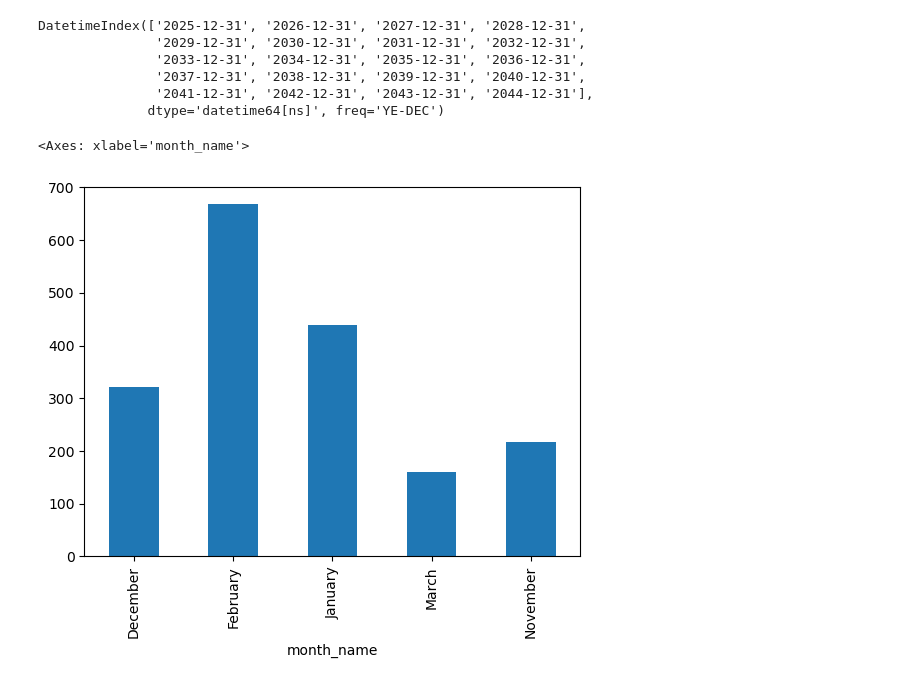
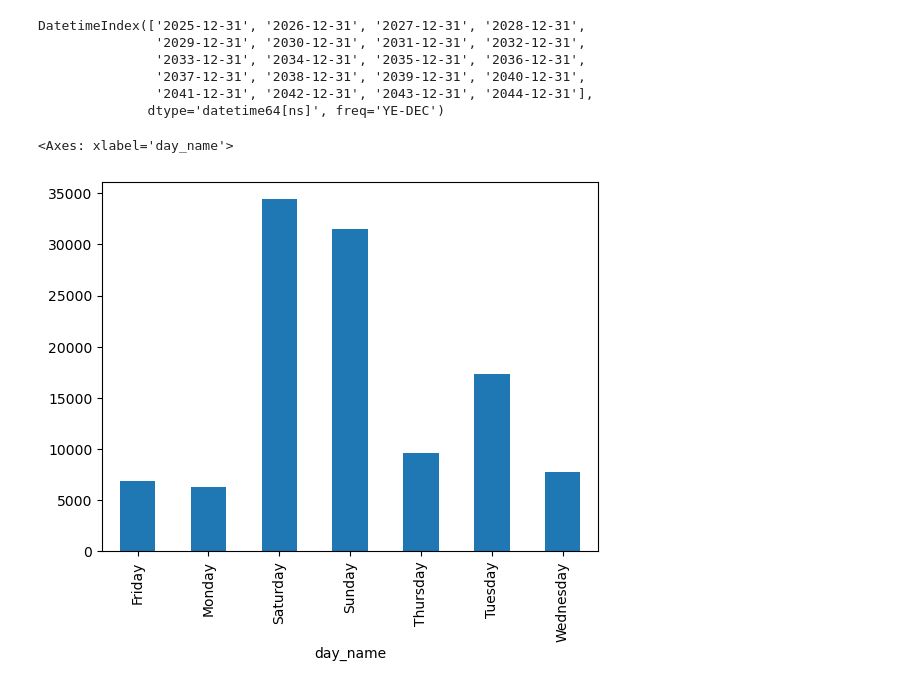
Before and after one commit to shreya918-git/machinelearning, a Jupyter notebook: pandas/multiindex-objects .ipynb, the cells around one changed output. Saved outputs shown, nothing was run; the diff lists cells and outputs as text; code cells hidden in the pictures.

```diff
--- a/pandas/multiindex-objects .ipynb
+++ b/pandas/multiindex-objects .ipynb
@@ -164,7 +164,9 @@ DatetimeIndex(['2025-12-31', '2026-12-31', '2027-12-31', '2028-12-31',
 # %%
 df["Date"]=pd.to_datetime(df["Date"])
 df["month_name"]=df["Date"].dt.month_name()
+df["day_name"]=df["Date"].dt.day_name()
 df.groupby("month_name")["INR"].mean().plot(kind="bar")
+df.groupby("day_name")["INR"].sum().plot(kind="bar")
 # %% [output]
-<Axes: xlabel='month_name'>
+<Axes: xlabel='day_name'>
-[figure, old version]
+[figure, new version]
```
Also changed, not shown: 4 other files.
